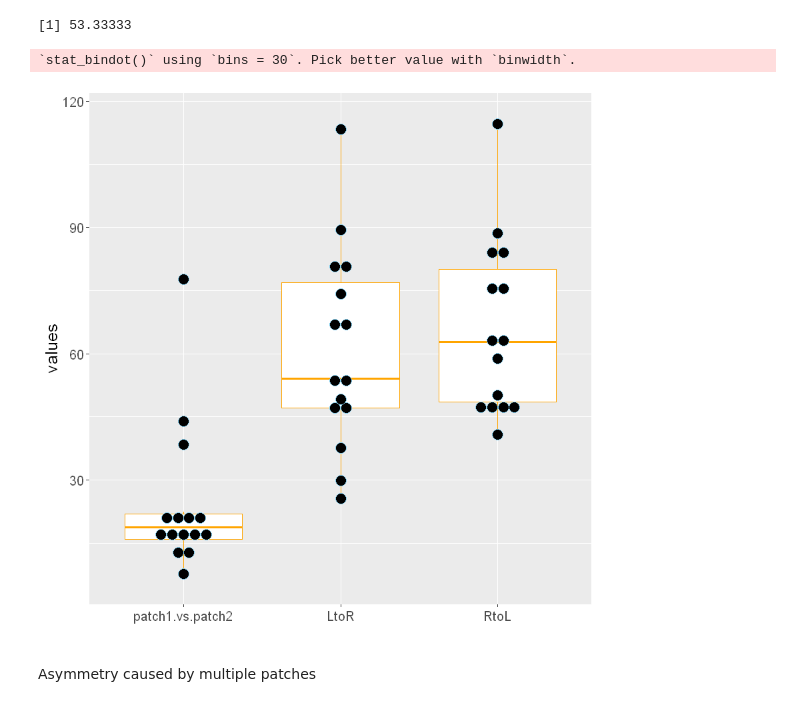
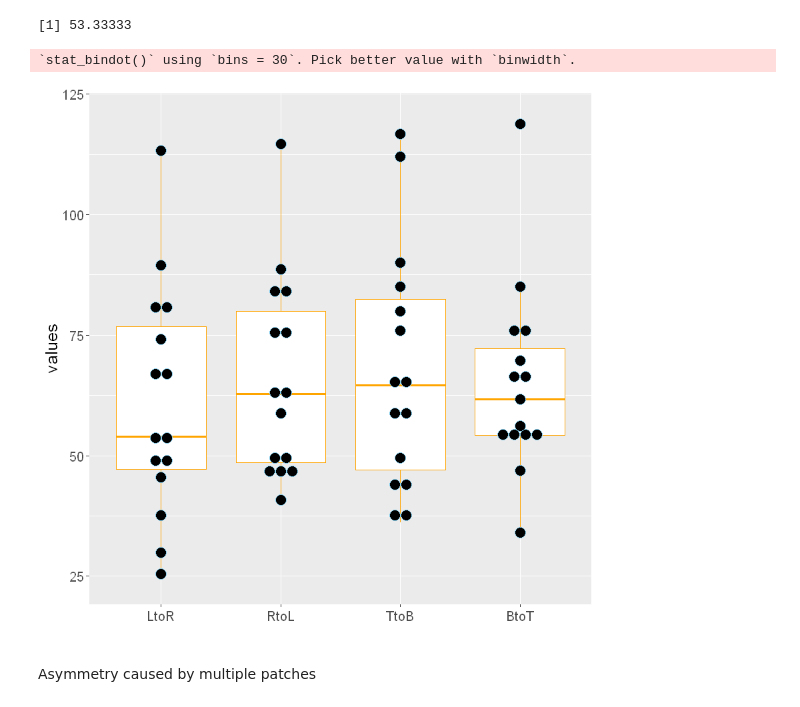
Before and after one commit to Yusuke710/Intern2020WinterProject4, a Jupyter notebook: Fovea vs. Periphery Color Similarity Pilot Analysis - All Data Analysis-Copy1.ipynb, the cells around one changed output. Drawn from its saved outputs; the diff is of its cells as text; code cells hidden in the pictures.

Commit message:
Add files via upload
finalized codes for the end of the internship.
still have many things to fix.
1. box plot - temporal asymmetry
2. asymmetry matrix for temporal asymmetry

```diff
--- a/Fovea vs. Periphery Color Similarity Pilot Analysis - All Data Analysis-Copy1.ipynb
+++ b/Fovea vs. Periphery Color Similarity Pilot Analysis - All Data Analysis-Copy1.ipynb
@@ -1,8 +1,8 @@
 # %% [markdown]
 ### Filename we're going to play with
 # %%
-filename = "data/mturkfvppilot_scaling3_time250_2stim.csv"
-#filename = "data/alldata.csv"
+#filename = "data/mturkfvppilot_scaling3_time250_2stim.csv"
+filename = "data/alldata.csv"
 # %%
 stimuli_number = 9
 response_type_list = c('during','after_1','after_2')
@@ -851,14 +851,14 @@ dissimdata_position <- function(datadf, colors, direction){
     return(datatemp)
 }
 # %%
-dissimplot3 <- function(datadf,colors, dependent='color'){
+dissimplot_position <- function(datadf,colors, direction, dependent='color'){
 
     # refine data using function "dissimdata_position "
-    datatemp <- dissimdata2(datadf, colors)
+    datatemp <- dissimdata_position(datadf, colors, direction)
 
    # labeling the plot eccentricity comparisons
-    label1 <- "patch1"
-    label2 <- "patch2"
+    label1 <- datatemp$Position_1[1]
+    label2 <- datatemp$Position_2[1]
 
     if(dependent == 'position'){ # use position to generate matrix (as a negative control)
         plot <- ggplot(datatemp, aes(x = bin1, y = bin2)) +
@@ -874,7 +874,7 @@ dissimplot3 <- function(datadf,colors, dependent='color'){
     # stuff that's standard across plot types
         plot <- plot + geom_raster(aes(fill = p_confidence)) +
                 labs(title = paste(label1, label2, sep = " to ")) +
-                scale_fill_gradientn(colours = c("white","black")) +
+                 scale_fill_gradientn(colours = c("white","black")) +
                 guides(fill=guide_legend(title="Dissimilarity"))
     return(plot)
 }
@@ -1078,21 +1043,16 @@ asymValues_list <- function(datadf, direction){
 asymValues_Boxplot <- function(datadf){ # add conditions
 
     # prepare the data
+    # make sure to compare 2 patches without temporal asymmetry
     datadf_2patches <- subset(datadf, datadf$stimuli_count == 2 & is.na(datadf$cue_display_time))
-    Two <- asymValues_list2(datadf_2patches)
-    LtoR <- asymValues_list(datadf, "left2right")
-    RtoL <- asymValues_list(datadf, "right2left")
-    TtoB <- asymValues_list(datadf, "top2bottom")
-    BtoT <- asymValues_list(datadf, "bottom2top")
-    # gererate normal distribution with same mean and sd
-    #LtoR_norm <- rnorm(100,mean=mean(LtoR, na.rm=TRUE), sd=sd(LtoR, na.rm=TRUE))
-    #RtoL_norm <- rnorm(100,mean=mean(RtoL, na.rm=TRUE), sd=sd(RtoL, na.rm=TRUE))
-    #TtoB_norm <- rnorm(100,mean=mean(TtoB, na.rm=TRUE), sd=sd(TtoB, na.rm=TRUE))
-    #BtoT_norm <- rnorm(100,mean=mean(BtoT, na.rm=TRUE), sd=sd(BtoT, na.rm=TRUE))
-
+    #Two <- asymValues_list2(datadf_2patches) # the position of the 2 patches are arbitrary
+    LtoR <- asymValues_list(datadf_2patches, "left2right")
+    RtoL <- asymValues_list(datadf_2patches, "right2left")
+    TtoB <- asymValues_list(datadf_2patches, "top2bottom")
+    BtoT <- asymValues_list(datadf_2patches, "bottom2top")
 
     # make a list
-    x <- list("patch1 vs patch2"=Two,"LtoR"=LtoR, "RtoL"=RtoL) # connects all data together
+    x <- list("LtoR"=LtoR, "RtoL"=RtoL, "TtoB"=TtoB, "BtoT"=BtoT) # connects all data together
     x <- data.frame(x) # converts the list to data frame
 
     # box plot and dots
@@ -1105,8 +1065,8 @@ asymValues_Boxplot <- function(datadf){ # add conditions
 }
 # %%
 # output
-testdf <- subset(datadf, stimuli_count == 2 & is.na(datadf$cue_display_time))
-asymValues_Boxplot(testdf)
+#testdf <- subset(datadf, subject == 809668683)
+asymValues_Boxplot(datadf)
 # %% [output]
 `stat_bindot()` using `bins = 30`. Pick better value with `binwidth`.
-[figure, old version]
+[figure, new version]
```
Also changed, not shown: parts of 22 cells of this notebook.
